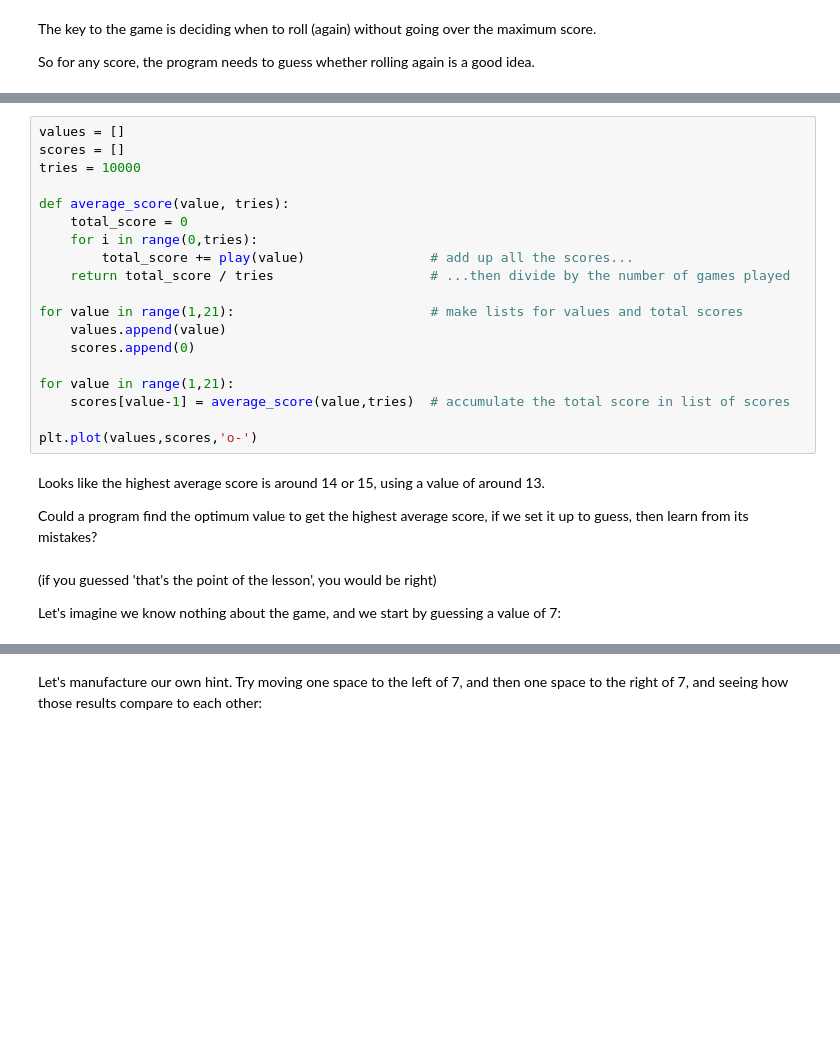
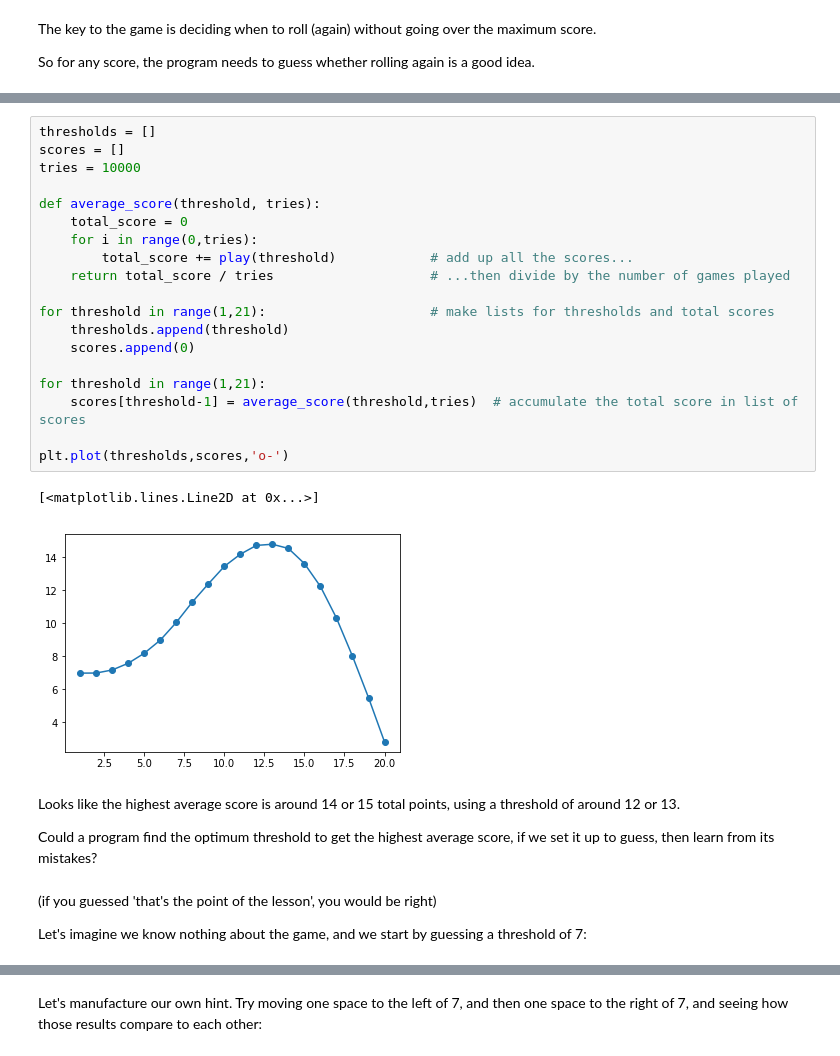
Before and after one commit to junior-ai-intro/guess-learn-ntstew, a Jupyter notebook: Machine Learning, 5. Going Uphill.ipynb, the cells around one changed output, grey strips where cells are left out. Saved outputs shown, nothing was run; the diff lists cells and outputs as text; blank space fills up the shorter version.

```diff
--- a/Machine Learning, 5. Going Uphill.ipynb
+++ b/Machine Learning, 5. Going Uphill.ipynb
@@ -76,29 +126,32 @@ How about plotting eachg value versus its average score?
 # %%
-values = []
+thresholds = []
 scores = []
 tries = 10000
 
-def average_score(value, tries):
+def average_score(threshold, tries):
     total_score = 0
     for i in range(0,tries):
-        total_score += play(value)                # add up all the scores...
+        total_score += play(threshold)            # add up all the scores...
     return total_score / tries                    # ...then divide by the number of games played
 
-for value in range(1,21):                         # make lists for values and total scores
-    values.append(value)
+for threshold in range(1,21):                     # make lists for thresholds and total scores
+    thresholds.append(threshold)
     scores.append(0)
 
-for value in range(1,21):
-    scores[value-1] = average_score(value,tries)  # accumulate the total score in list of scores
+for threshold in range(1,21):
+    scores[threshold-1] = average_score(threshold,tries)  # accumulate the total score in list of scores
 
-plt.plot(values,scores,'o-')
+plt.plot(thresholds,scores,'o-')
+# %% [output]
+[<matplotlib.lines.Line2D at 0x...>]
+[figure, added]
 # %% [markdown]
-Looks like the highest average score is around 14 or 15, using a value of around 13.
+Looks like the highest average score is around 14 or 15 total points, using a threshold of around 12 or 13.
 
-Could a program find the optimum value to get the highest average score, if we set it up to guess, then learn from its mistakes?
+Could a program find the optimum threshold to get the highest average score, if we set it up to guess, then learn from its mistakes?
 # %% [markdown]
 (if you guessed 'that's the point of the lesson', you would be right)
 
-Let's imagine we know nothing about the game, and we start by guessing a value of 7:
+Let's imagine we know nothing about the game, and we start by guessing a threshold of 7:
 # %%
 average_score(7,10000)
```
Also changed, not shown: parts of 22 cells of this notebook.
